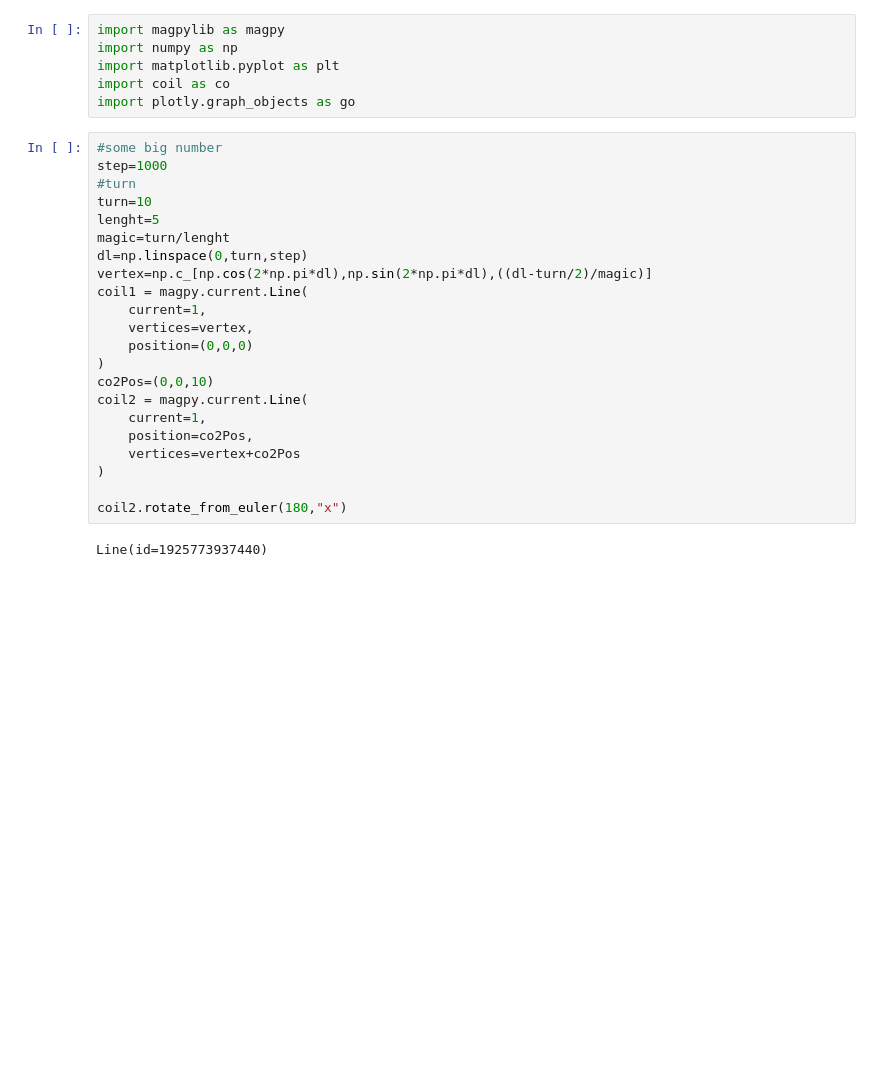
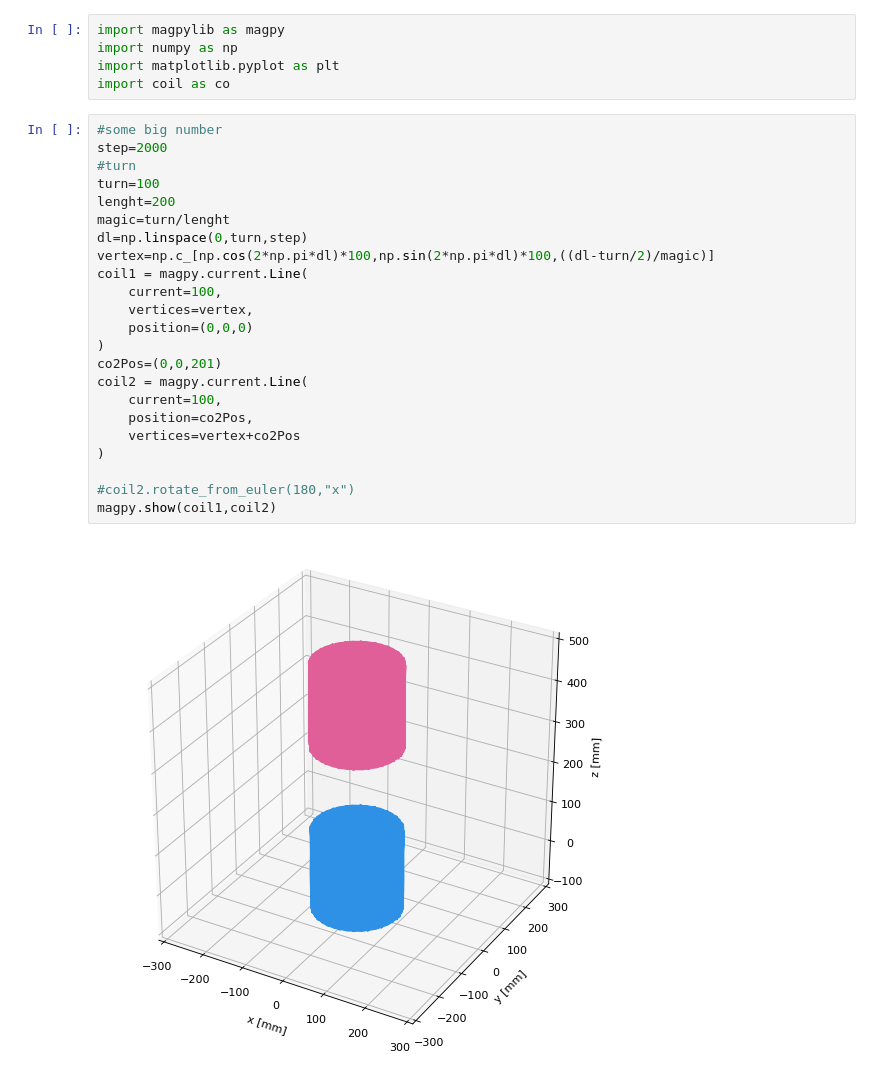
Before and after one commit to anilozrenk/btm, a Jupyter notebook: magpydeneme.ipynb, the cells around one changed output. Saved outputs shown, nothing was run; the diff lists cells and outputs as text; blank space fills up the shorter version.

```diff
--- a/magpydeneme.ipynb
+++ b/magpydeneme.ipynb
@@ -3,28 +3,28 @@ import magpylib as magpy
 import numpy as np
 import matplotlib.pyplot as plt
 import coil as co
-import plotly.graph_objects as go
 # %%
 #some big number
-step=1000
+step=2000
 #turn
-turn=10
-lenght=5
+turn=100
+lenght=200
 magic=turn/lenght
 dl=np.linspace(0,turn,step)
-vertex=np.c_[np.cos(2*np.pi*dl),np.sin(2*np.pi*dl),((dl-turn/2)/magic)]
+vertex=np.c_[np.cos(2*np.pi*dl)*100,np.sin(2*np.pi*dl)*100,((dl-turn/2)/magic)]
 coil1 = magpy.current.Line(
-    current=1,
+    current=100,
     vertices=vertex,
     position=(0,0,0)
 )
-co2Pos=(0,0,10)
+co2Pos=(0,0,201)
 coil2 = magpy.current.Line(
-    current=1,
+    current=100,
     position=co2Pos,
     vertices=vertex+co2Pos
 )
 
-coil2.rotate_from_euler(180,"x")
+#coil2.rotate_from_euler(180,"x")
+magpy.show(coil1,coil2)
 # %% [output]
-Line(id=1925773937440)
+[figure, added]
```
Also changed, not shown: parts of 11 cells of this notebook, 1 other file.
